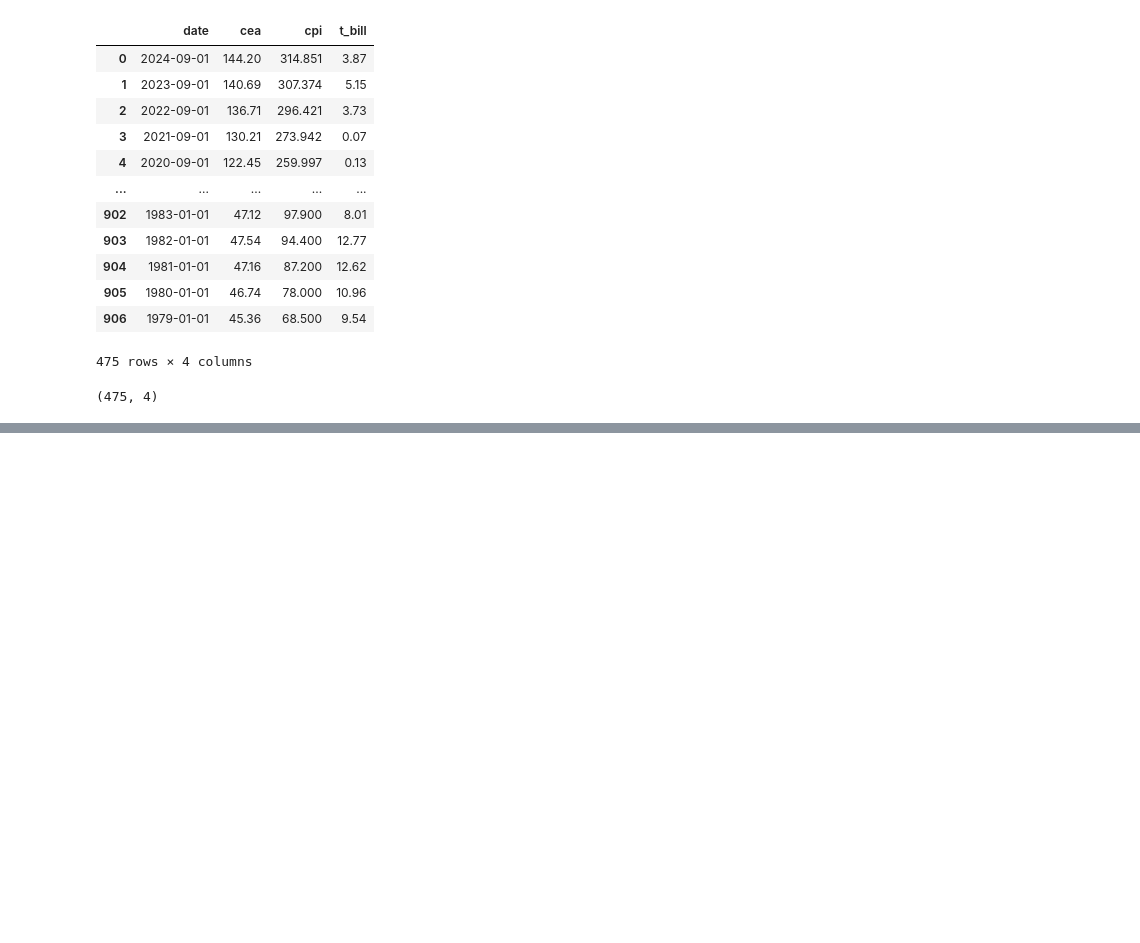
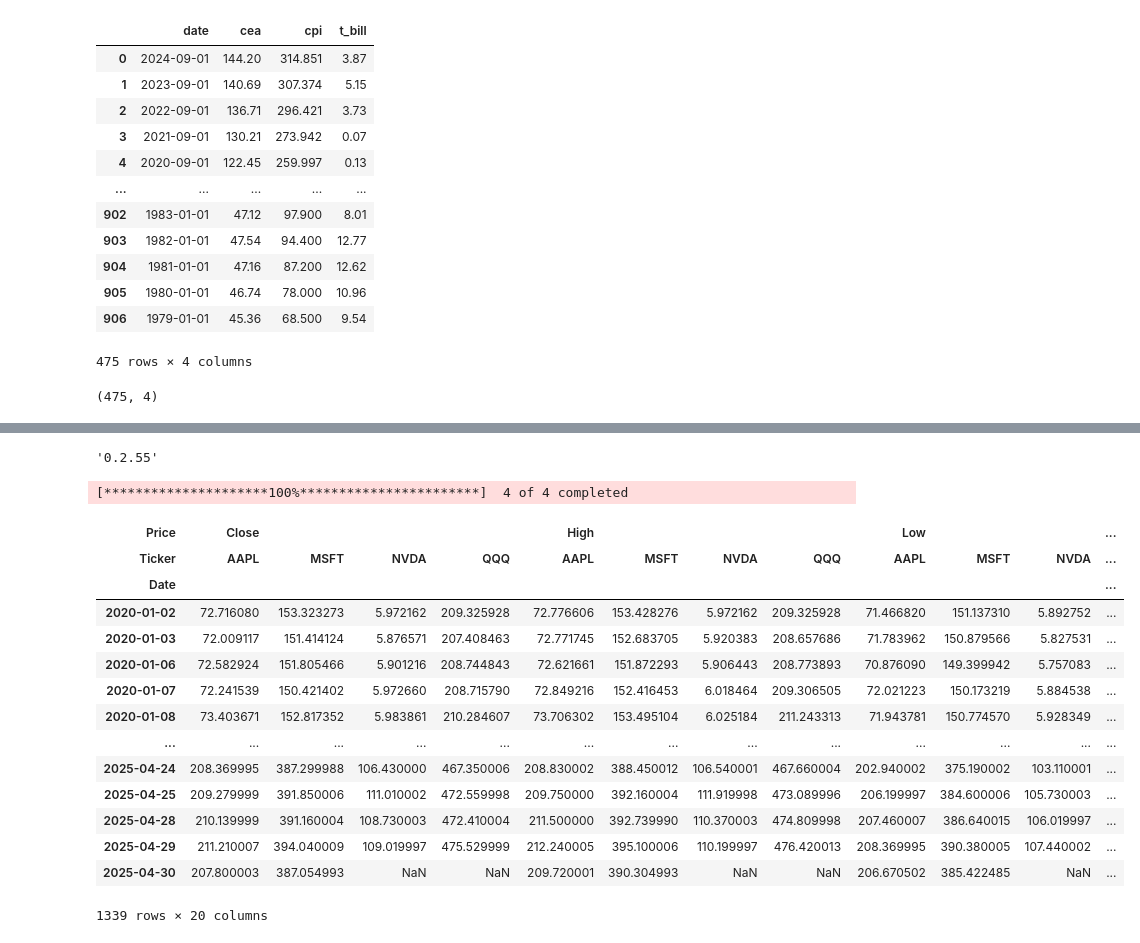
Before and after one commit to MWPerrineJr/data_prep_final, a Jupyter notebook: Final Project.ipynb, the cells around one changed output, grey strips where cells are left out. Cells and saved outputs as stored; diff of their text form; code cells hidden in the pictures; blank space fills up the shorter version.

```diff
--- a/Final Project.ipynb
+++ b/Final Project.ipynb
@@ -174,0 +1551,27 @@ new_data_1.shape
+# %%
+yf.__version__
+# %% [output]
+'0.2.55'
+# %%
+stock= yf.download(['AAPL', 'MSFT', 'NVDA', 'QQQ'], start= '2020-01-01')
+# %% [output]
+[*********************100%***********************]  4 of 4 completed
+# %%
+stock_df = stock
+stock_df
+# %% [output]
+| Price | Close |  |  |  | High |  |  |  | Low |  |  | ... |
+| Ticker | AAPL | MSFT | NVDA | QQQ | AAPL | MSFT | NVDA | QQQ | AAPL | MSFT | NVDA | ... |
+| Date |  |  |  |  |  |  |  |  |  |  |  | ... |
+| 2020-01-02 | 72.716080 | 153.323273 | 5.972162 | 209.325928 | 72.776606 | 153.428276 | 5.972162 | 209.325928 | 71.466820 | 151.137310 | 5.892752 | ... |
+| 2020-01-03 | 72.009117 | 151.414124 | 5.876571 | 207.408463 | 72.771745 | 152.683705 | 5.920383 | 208.657686 | 71.783962 | 150.879566 | 5.827531 | ... |
+| 2020-01-06 | 72.582924 | 151.805466 | 5.901216 | 208.744843 | 72.621661 | 151.872293 | 5.906443 | 208.773893 | 70.876090 | 149.399942 | 5.757083 | ... |
+| 2020-01-07 | 72.241539 | 150.421402 | 5.972660 | 208.715790 | 72.849216 | 152.416453 | 6.018464 | 209.306505 | 72.021223 | 150.173219 | 5.884538 | ... |
+| 2020-01-08 | 73.403671 | 152.817352 | 5.983861 | 210.284607 | 73.706302 | 153.495104 | 6.025184 | 211.243313 | 71.943781 | 150.774570 | 5.928349 | ... |
+| ... | ... | ... | ... | ... | ... | ... | ... | ... | ... | ... | ... | ... |
+| 2025-04-24 | 208.369995 | 387.299988 | 106.430000 | 467.350006 | 208.830002 | 388.450012 | 106.540001 | 467.660004 | 202.940002 | 375.190002 | 103.110001 | ... |
+| 2025-04-25 | 209.279999 | 391.850006 | 111.010002 | 472.559998 | 209.750000 | 392.160004 | 111.919998 | 473.089996 | 206.199997 | 384.600006 | 105.730003 | ... |
+| 2025-04-28 | 210.139999 | 391.160004 | 108.730003 | 472.410004 | 211.500000 | 392.739990 | 110.370003 | 474.809998 | 207.460007 | 386.640015 | 106.019997 | ... |
+| 2025-04-29 | 211.210007 | 394.040009 | 109.019997 | 475.529999 | 212.240005 | 395.100006 | 110.199997 | 476.420013 | 208.369995 | 390.380005 | 107.440002 | ... |
+| 2025-04-30 | 207.800003 | 387.054993 | NaN | NaN | 209.720001 | 390.304993 | NaN | NaN | 206.670502 | 385.422485 | NaN | ... |
+1339 rows × 20 columns
```
Also changed, not shown: parts of 8 cells of this notebook.
